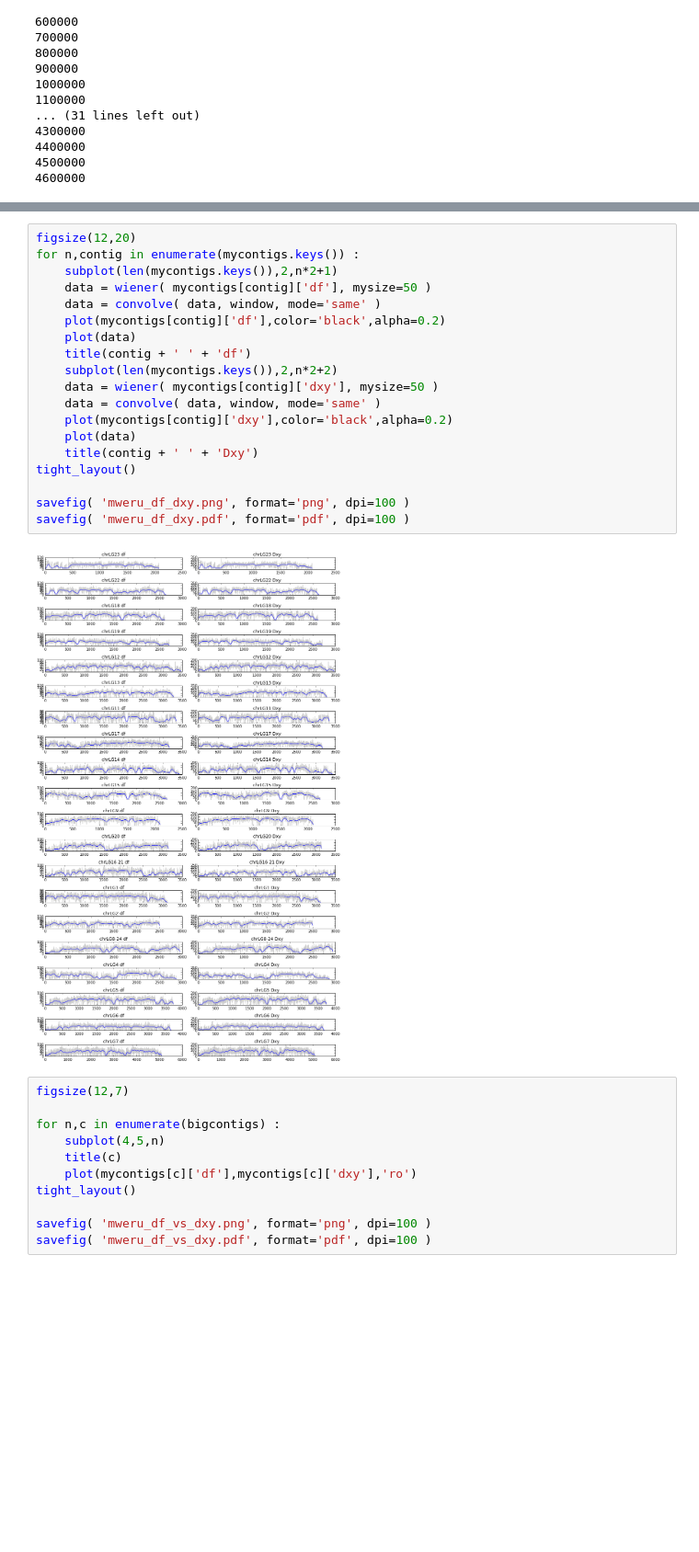
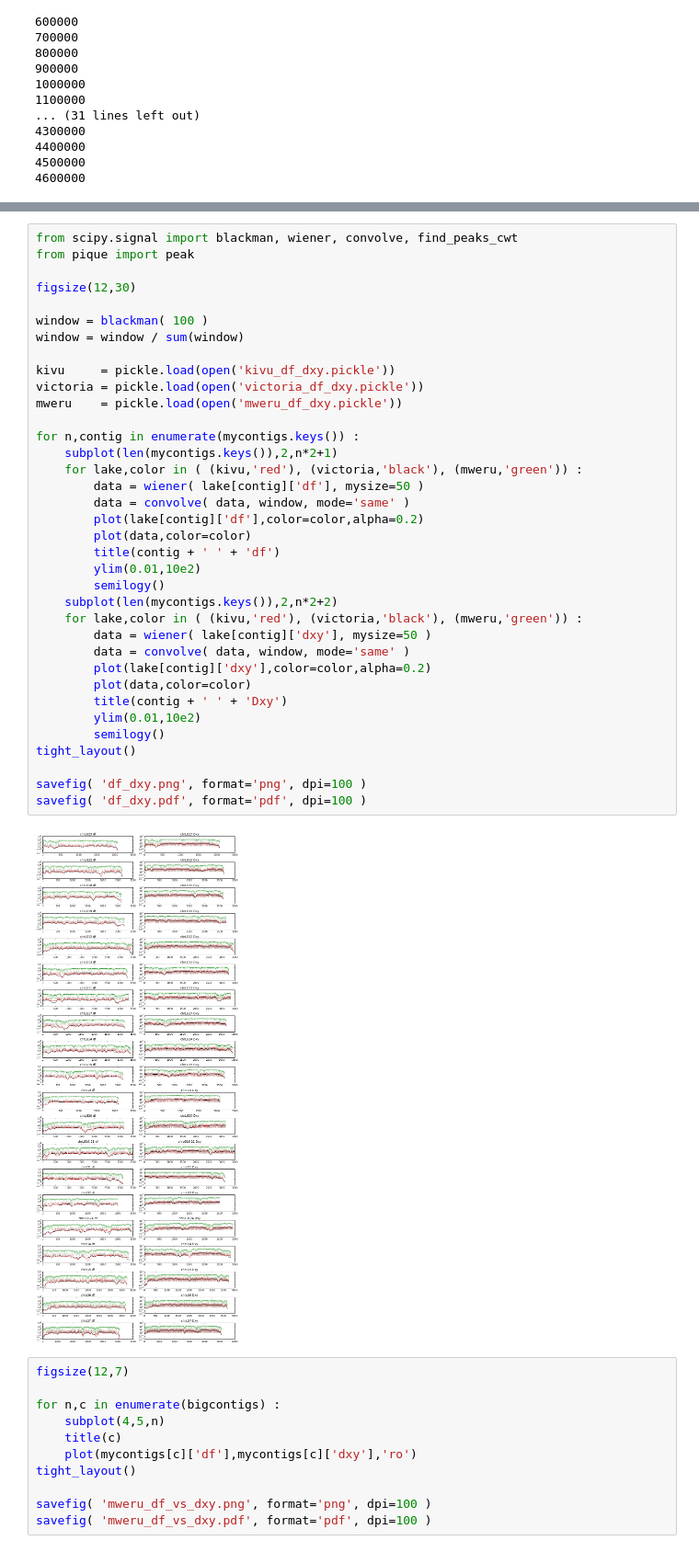
Before and after one commit to dodtlim/ulakes, a Jupyter notebook: ulakes.ipynb, the cells around one changed output, grey strips where cells are left out. Shown at 92% size. Saved outputs shown, nothing was run; the diff lists cells and outputs as text; blank space fills up the shorter version.

Commit message:
added depth pickle files

```diff
--- a/ulakes.ipynb
+++ b/ulakes.ipynb
@@ -261,24 +265,41 @@ for n,obs in enumerate(vcf_reader) :
 # %%
-figsize(12,20)
+from scipy.signal import blackman, wiener, convolve, find_peaks_cwt
+from pique import peak
+
+figsize(12,30)
+
+window = blackman( 100 )
+window = window / sum(window)
+
+kivu     = pickle.load(open('kivu_df_dxy.pickle'))
+victoria = pickle.load(open('victoria_df_dxy.pickle'))
+mweru    = pickle.load(open('mweru_df_dxy.pickle'))
+
 for n,contig in enumerate(mycontigs.keys()) :
     subplot(len(mycontigs.keys()),2,n*2+1)
-    data = wiener( mycontigs[contig]['df'], mysize=50 )
-    data = convolve( data, window, mode='same' )
-    plot(mycontigs[contig]['df'],color='black',alpha=0.2)
-    plot(data)
-    title(contig + ' ' + 'df')
+    for lake,color in ( (kivu,'red'), (victoria,'black'), (mweru,'green')) :
+        data = wiener( lake[contig]['df'], mysize=50 )
+        data = convolve( data, window, mode='same' )
+        plot(lake[contig]['df'],color=color,alpha=0.2)
+        plot(data,color=color)
+        title(contig + ' ' + 'df')
+        ylim(0.01,10e2)
+        semilogy()
     subplot(len(mycontigs.keys()),2,n*2+2)
-    data = wiener( mycontigs[contig]['dxy'], mysize=50 )
-    data = convolve( data, window, mode='same' )
-    plot(mycontigs[contig]['dxy'],color='black',alpha=0.2)
-    plot(data)
-    title(contig + ' ' + 'Dxy')
+    for lake,color in ( (kivu,'red'), (victoria,'black'), (mweru,'green')) :
+        data = wiener( lake[contig]['dxy'], mysize=50 )
+        data = convolve( data, window, mode='same' )
+        plot(lake[contig]['dxy'],color=color,alpha=0.2)
+        plot(data,color=color)
+        title(contig + ' ' + 'Dxy')
+        ylim(0.01,10e2)
+        semilogy()
 tight_layout()
 
-savefig( 'mweru_df_dxy.png', format='png', dpi=100 )
-savefig( 'mweru_df_dxy.pdf', format='pdf', dpi=100 )
+savefig( 'df_dxy.png', format='png', dpi=100 )
+savefig( 'df_dxy.pdf', format='pdf', dpi=100 )
 # %% [output]
-[figure, old version]
+[figure, new version]
 # %%
 figsize(12,7)
 
```
Also changed, not shown: parts of 1 cell of this notebook, 9 other files.
